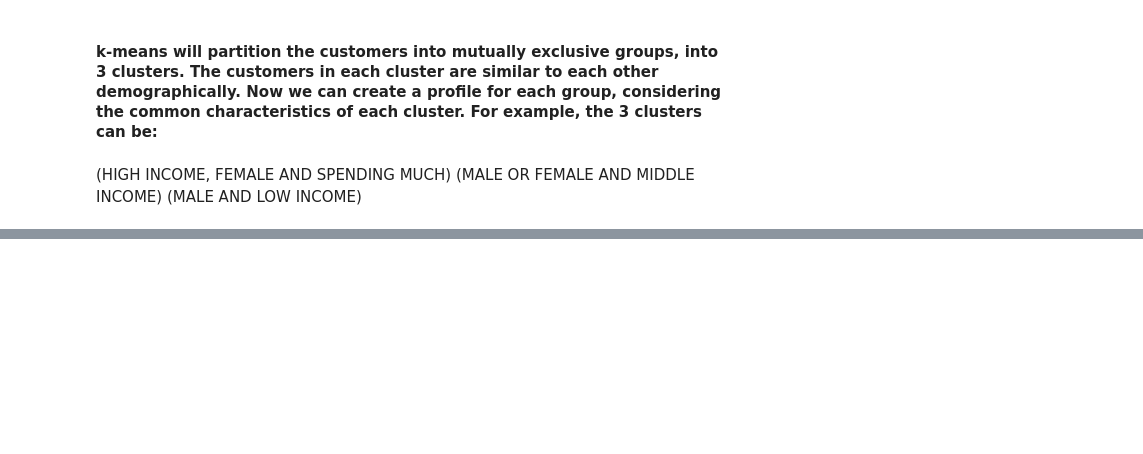
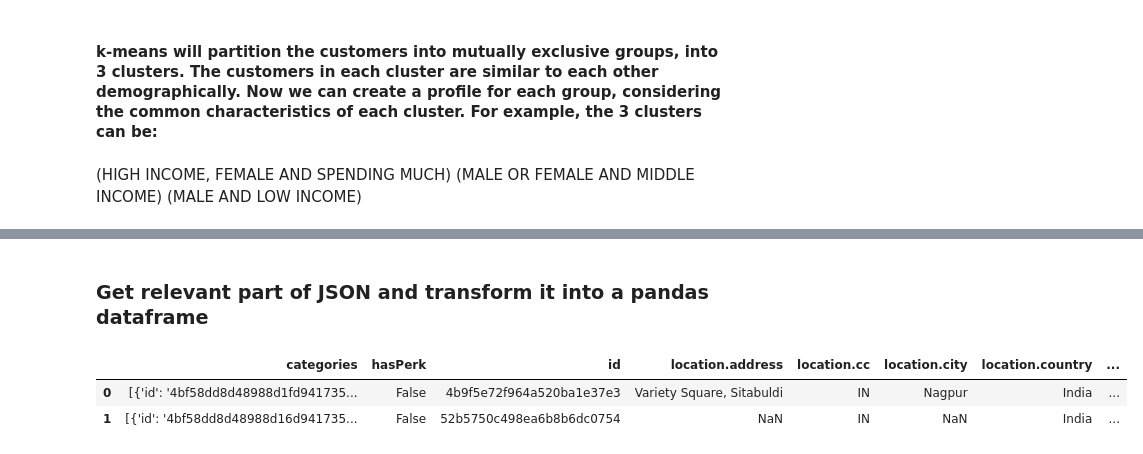
Before and after one commit to ritiksarda/Coursera_Capstone, a Jupyter notebook: FINAL CAPSTONE.ipynb, the cells around one changed output, grey strips where cells are left out. Saved outputs shown, nothing was run; the diff lists cells and outputs as text; code cells hidden in the pictures; blank space fills up the shorter version.

```diff
--- a/FINAL CAPSTONE.ipynb
+++ b/FINAL CAPSTONE.ipynb
@@ -559,0 +610,8 @@ ax.scatter(X[:, 4], X[:, 1], X[:, 3], c= labels.astype(np.float))
+# %%
+address = 'Sitabuldi,Nagpur,Maharashtra,India'
+
+geolocator = Nominatim(user_agent="foursquare_agent")
+location = geolocator.geocode(address)
+latitude = location.latitude
+longitude = location.longitude
+print(latitude, longitude)
@@ -559,0 +654,13 @@ ax.scatter(X[:, 4], X[:, 1], X[:, 3], c= labels.astype(np.float))
+# %% [markdown]
+### Get relevant part of JSON and transform it into a pandas dataframe
+# %%
+# assign relevant part of JSON to venues
+venues = results['response']['venues']
+
+# tranform venues into a dataframe
+df2 = json_normalize(venues)
+df2
+# %% [output]
+|  | categories | hasPerk | id | location.address | location.cc | location.city | location.country | ... |
+| 0 | [{'id': '4bf58dd8d48988d1fd941735... | False | 4b9f5e72f964a520ba1e37e3 | Variety Square, Sitabuldi | IN | Nagpur | India | ... |
+| 1 | [{'id': '4bf58dd8d48988d16d941735... | False | 52b5750c498ea6b8b6dc0754 | NaN | IN | NaN | India | ... |
```
Also changed, not shown: parts of 19 cells of this notebook.
